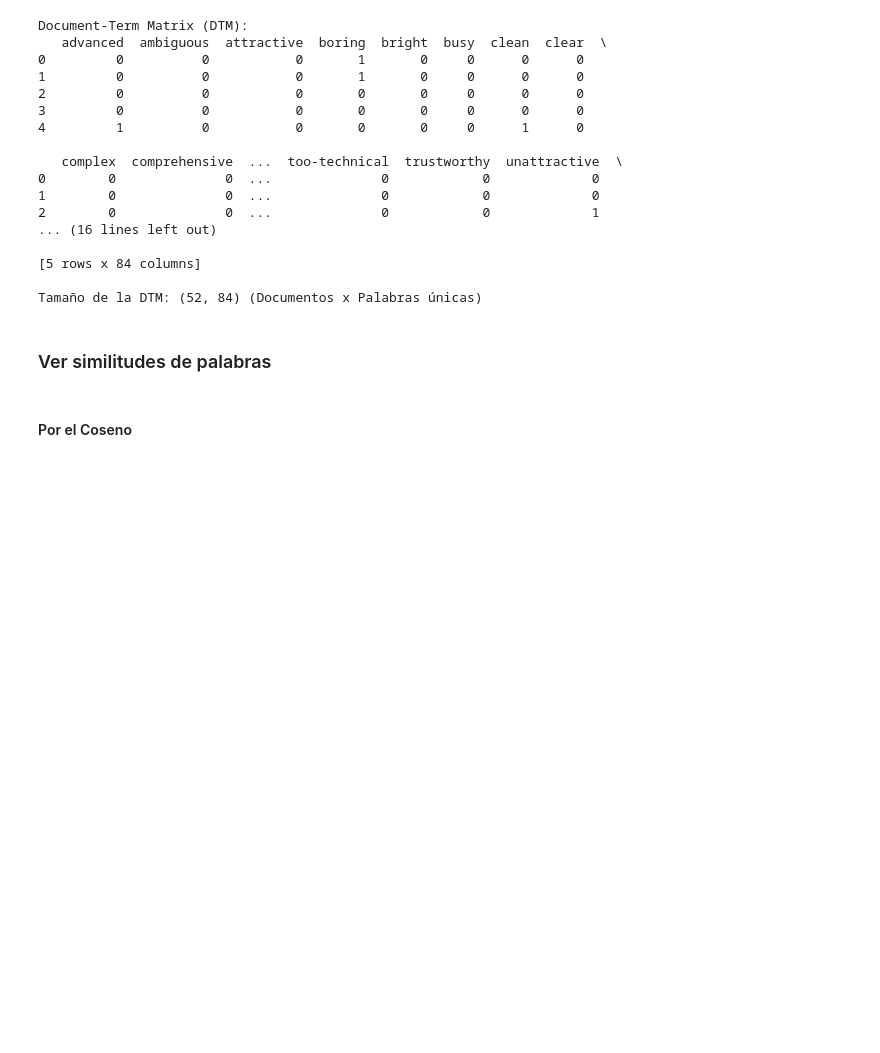
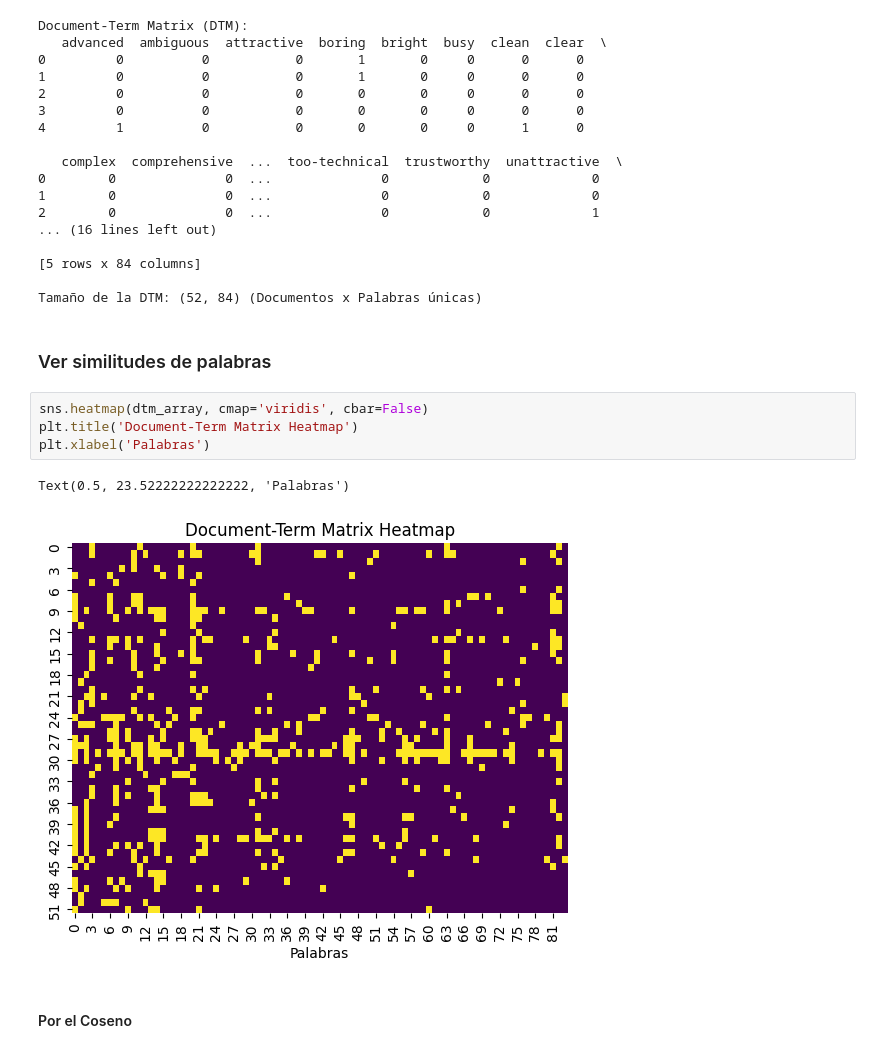
Before and after one commit to JossueJativa/InteligenciaArtificial2, a Jupyter notebook: TopicModeling.ipynb, the cells around one changed output. Cells and saved outputs as stored; diff of their text form; blank space fills up the shorter version.

```diff
--- a/TopicModeling.ipynb
+++ b/TopicModeling.ipynb
@@ -120,6 +120,13 @@ Document-Term Matrix (DTM):
 Tamaño de la DTM: (52, 84) (Documentos x Palabras únicas)
 # %% [markdown]
 ### Ver similitudes de palabras
+# %%
+sns.heatmap(dtm_array, cmap='viridis', cbar=False)
+plt.title('Document-Term Matrix Heatmap')
+plt.xlabel('Palabras')
+# %% [output]
+Text(0.5, 23.52222222222222, 'Palabras')
+[figure, added]
 # %% [markdown]
 #### Por el Coseno
 # %%
```
Also changed, not shown: parts of 2 cells of this notebook, 1 other file.
